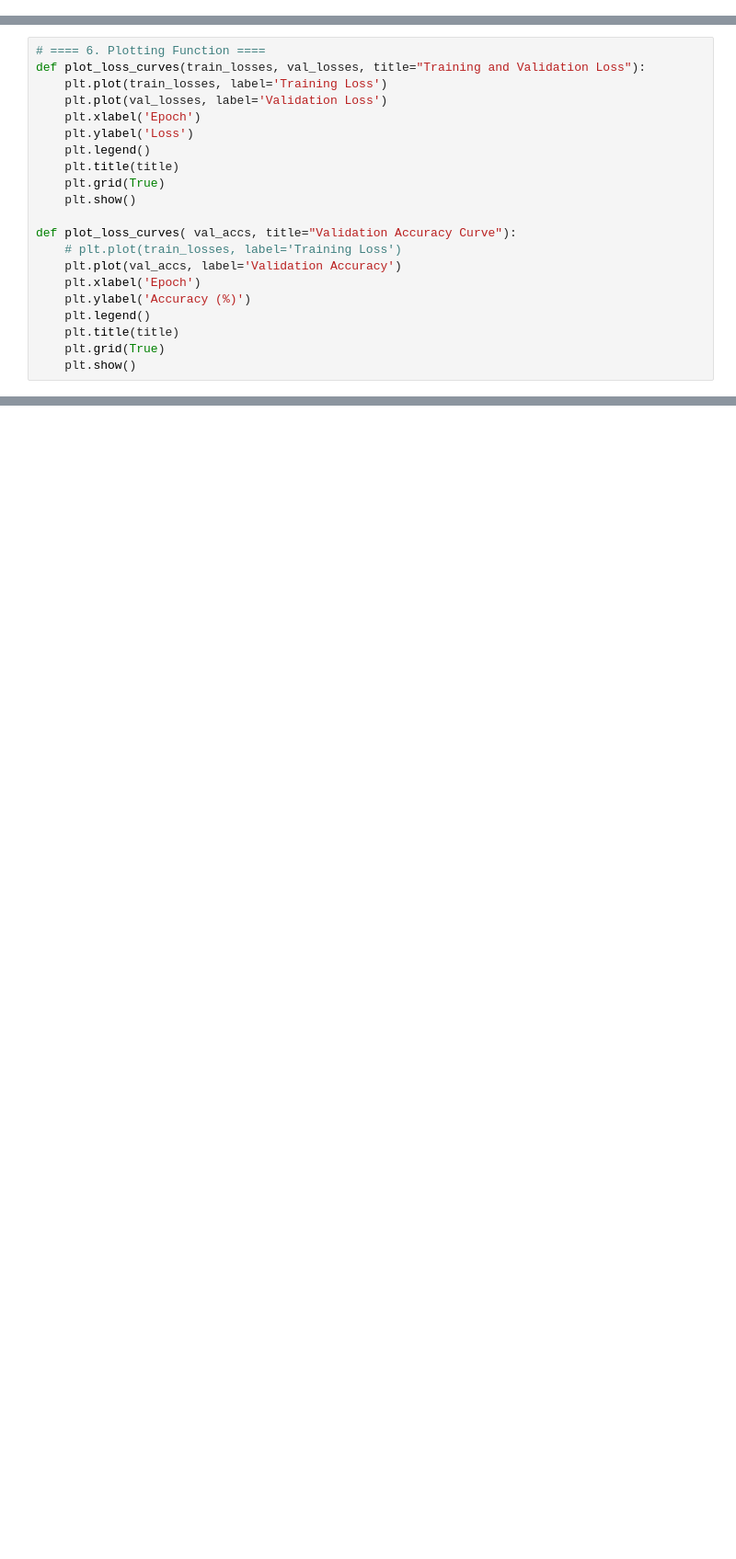
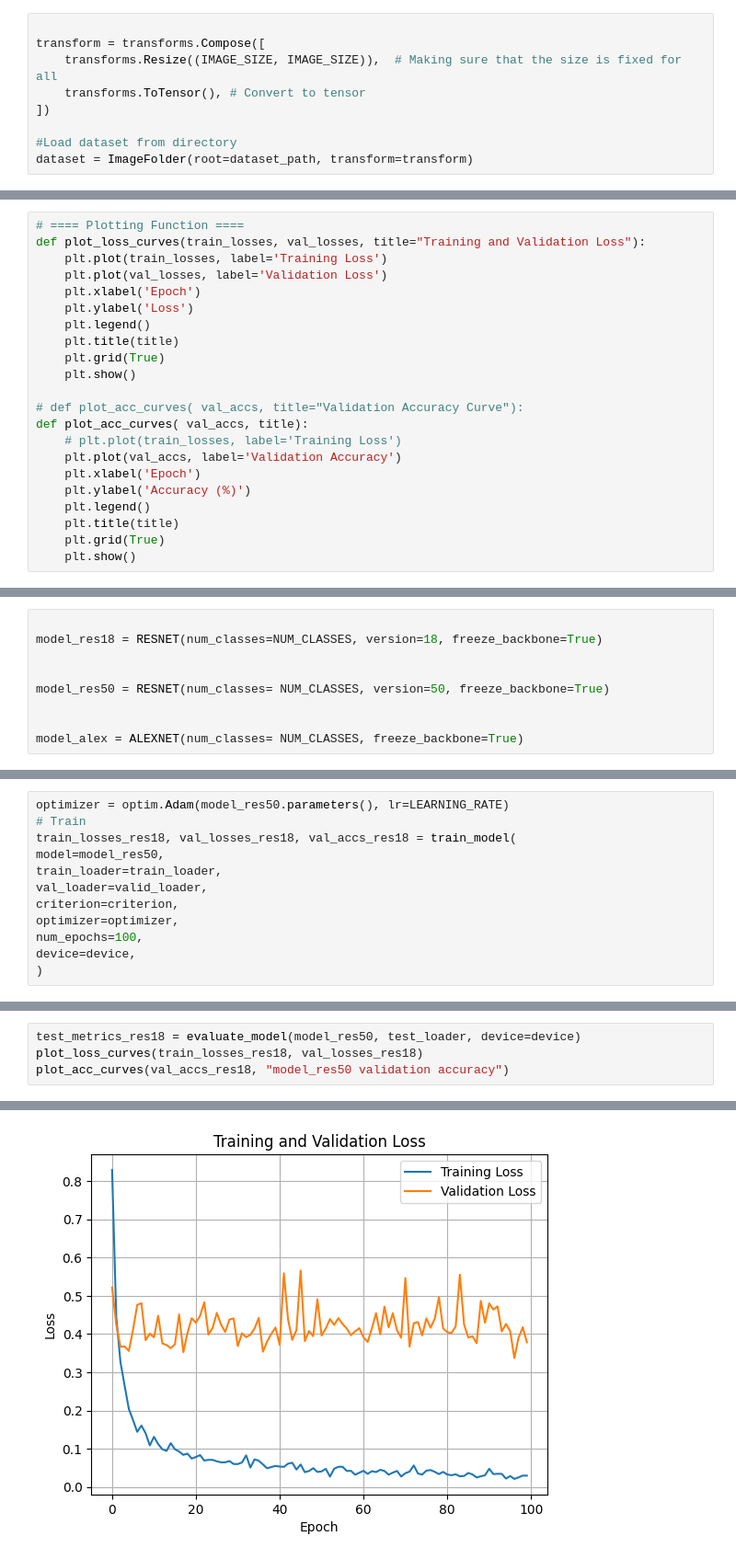
Before and after one commit to yhnx/EN3150_Assignment_03, a Jupyter notebook: Assignment3.ipynb, the cells around one changed output, grey strips where cells are left out. Shown at 92% size. Drawn from its saved outputs; the diff is of its cells as text; blank space fills up the shorter version.

Commit message:
Kaggle Notebook | PR_CNN_SYP | Version 3

```diff
--- a/Assignment3.ipynb
+++ b/Assignment3.ipynb
@@ -9,0 +55,9 @@ from torch.utils.data import DataLoader, random_split
+# %%
+
+transform = transforms.Compose([
+    transforms.Resize((IMAGE_SIZE, IMAGE_SIZE)),  # Making sure that the size is fixed for all
+    transforms.ToTensor(), # Convert to tensor
+])
+
+#Load dataset from directory
+dataset = ImageFolder(root=dataset_path, transform=transform)
@@ -127,5 +414,5 @@ def evaluate_model(model, test_loader, device='cpu'):
 # %%
-# ==== 6. Plotting Function ====
+# ==== Plotting Function ====
 def plot_loss_curves(train_losses, val_losses, title="Training and Validation Loss"):
     plt.plot(train_losses, label='Training Loss')
     plt.plot(val_losses, label='Validation Loss')
@@ -136,7 +423,8 @@ def plot_loss_curves(train_losses, val_losses, title="Training and Validation Lo
     plt.grid(True)
     plt.show()
 
-def plot_loss_curves( val_accs, title="Validation Accuracy Curve"):
+# def plot_acc_curves( val_accs, title="Validation Accuracy Curve"):
+def plot_acc_curves( val_accs, title):
     # plt.plot(train_losses, label='Training Loss')
     plt.plot(val_accs, label='Validation Accuracy')
     plt.xlabel('Epoch')
@@ -181,0 +678,9 @@ for opt_name, opt_fn in optimizers.items():
+# %%
+
+model_res18 = RESNET(num_classes=NUM_CLASSES, version=18, freeze_backbone=True)
+
+
+model_res50 = RESNET(num_classes= NUM_CLASSES, version=50, freeze_backbone=True)
+
+
+model_alex = ALEXNET(num_classes= NUM_CLASSES, freeze_backbone=True)
@@ -181,0 +733,12 @@ for opt_name, opt_fn in optimizers.items():
+# %%
+optimizer = optim.Adam(model_res50.parameters(), lr=LEARNING_RATE)
+# Train
+train_losses_res18, val_losses_res18, val_accs_res18 = train_model(
+model=model_res50,
+train_loader=train_loader,
+val_loader=valid_loader,
+criterion=criterion,
+optimizer=optimizer,
+num_epochs=100,
+device=device,
+)
@@ -181,0 +763,5 @@ for opt_name, opt_fn in optimizers.items():
+# %%
+test_metrics_res18 = evaluate_model(model_res50, test_loader, device=device)
+plot_loss_curves(train_losses_res18, val_losses_res18)
+plot_acc_curves(val_accs_res18, "model_res50 validation accuracy")
+# %% [output]
@@ -181,0 +780 @@ for opt_name, opt_fn in optimizers.items():
+[figure, added]
```
Also changed, not shown: parts of 34 cells of this notebook.
